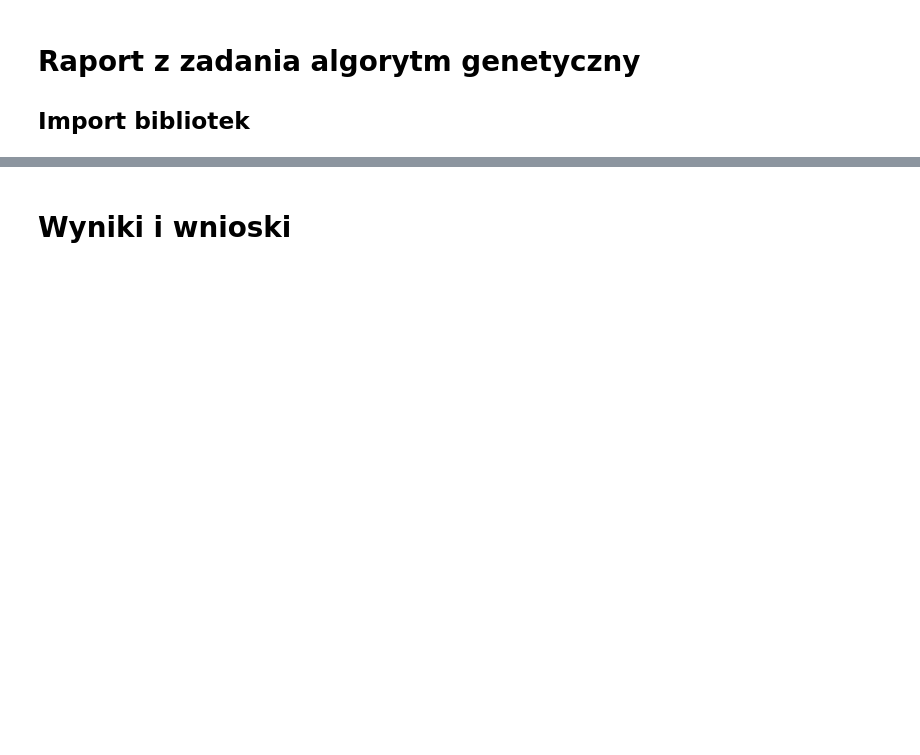
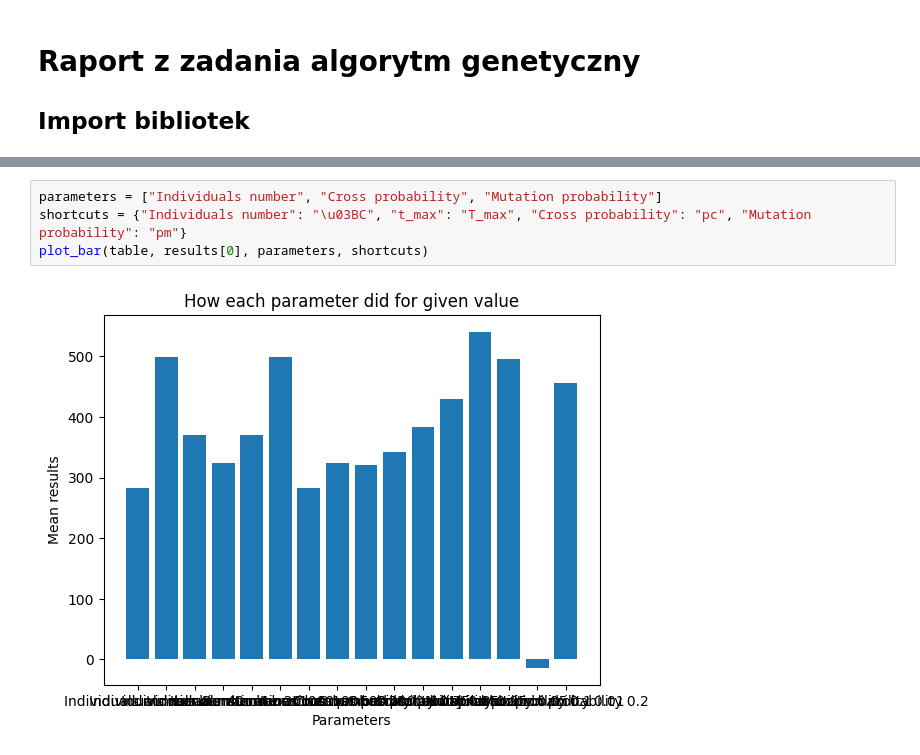
Before and after one commit to AtarSander/artificial-intelligence-from-scratch, a Jupyter notebook: Zad2/raport2.ipynb, the cells around one changed output, grey strips where cells are left out. Drawn from its saved outputs; the diff is of its cells as text; blank space fills up the shorter version.

```diff
--- a/Zad2/raport2.ipynb
+++ b/Zad2/raport2.ipynb
@@ -68,2 +67,6 @@ plot_results(table, results[0], results[2], results[3])
-# %% [markdown]
-# Wyniki i wnioski
+# %%
+parameters = ["Individuals number", "Cross probability", "Mutation probability"]
+shortcuts = {"Individuals number": "\u03BC", "t_max": "T_max", "Cross probability": "pc", "Mutation probability": "pm"}
+plot_bar(table, results[0], parameters, shortcuts)
+# %% [output]
+[figure, added]
```
Also changed, not shown: parts of 7 cells of this notebook.
